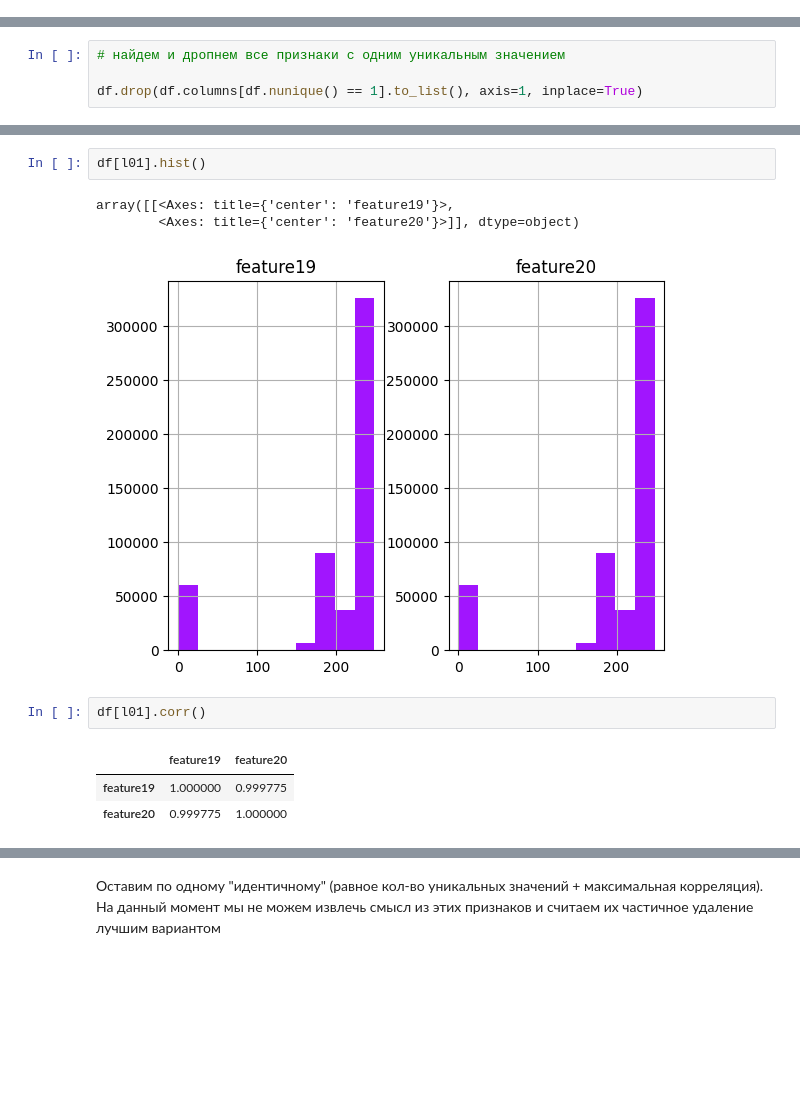
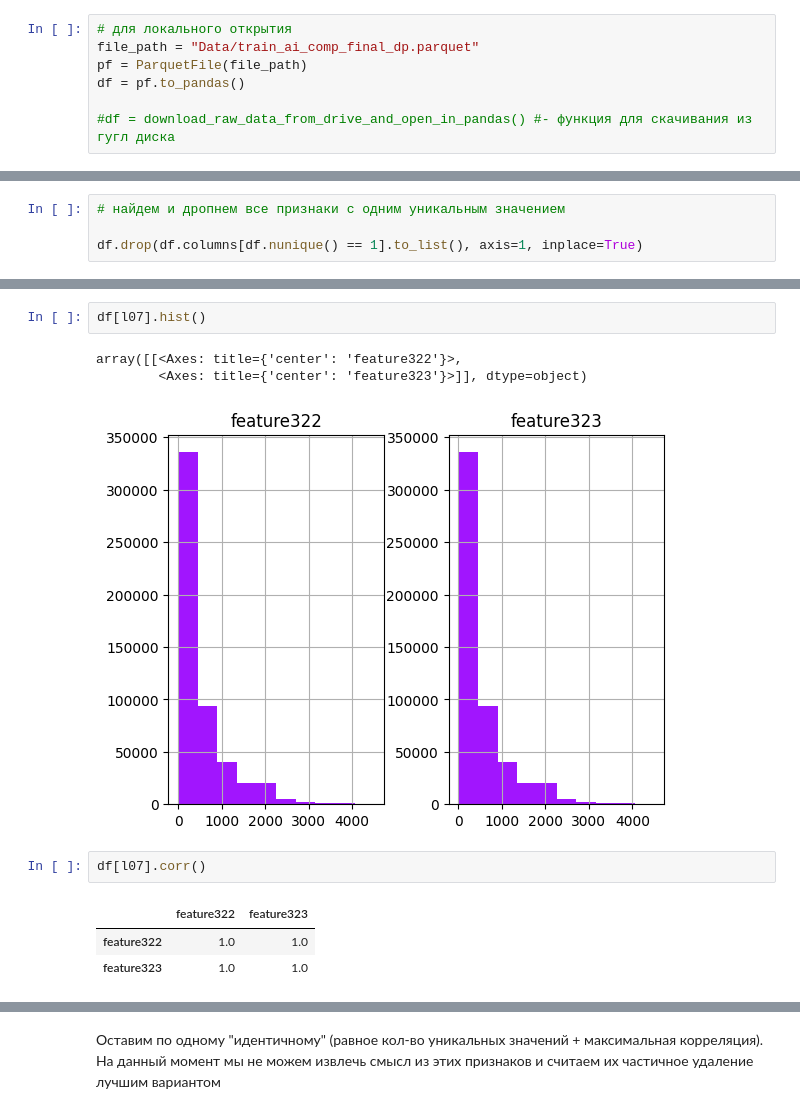
Before and after one commit to REU-DS-CLUB/purple_hack, a Jupyter notebook: EDA.ipynb, the cells around one changed output, grey strips where cells are left out. Drawn from its saved outputs; the diff is of its cells as text; blank space fills up the shorter version.

```diff
--- a/EDA.ipynb
+++ b/EDA.ipynb
@@ -30,3 +32,10 @@ df = pd.read_parquet("raw_data.parquet")
+# %%
+# для локального открытия
+file_path = "Data/train_ai_comp_final_dp.parquet"
+pf = ParquetFile(file_path)
+df = pf.to_pandas()
+
+#df = download_raw_data_from_drive_and_open_in_pandas() #- функция для скачивания из гугл диска
 # %%
 # делаем первый взгляд на данные
 
@@ -182,15 +218,15 @@ l13 = ['feature1059', 'feature1060', 'feature1061', 'feature1062']
 # %%
-df[l01].hist()
+df[l07].hist()
 # %% [output]
-array([[<Axes: title={'center': 'feature19'}>,
-        <Axes: title={'center': 'feature20'}>]], dtype=object)
+array([[<Axes: title={'center': 'feature322'}>,
+        <Axes: title={'center': 'feature323'}>]], dtype=object)
-[figure, old version]
+[figure, new version]
 # %%
-df[l01].corr()
+df[l07].corr()
 # %% [output]
-|  | feature19 | feature20 |
-| feature19 | 1.000000 | 0.999775 |
-| feature20 | 0.999775 | 1.000000 |
+|  | feature322 | feature323 |
+| feature322 | 1.0 | 1.0 |
+| feature323 | 1.0 | 1.0 |
 # %%
 df[l09].hist()
 # %% [output]
```
Also changed, not shown: parts of 39 cells of this notebook.
